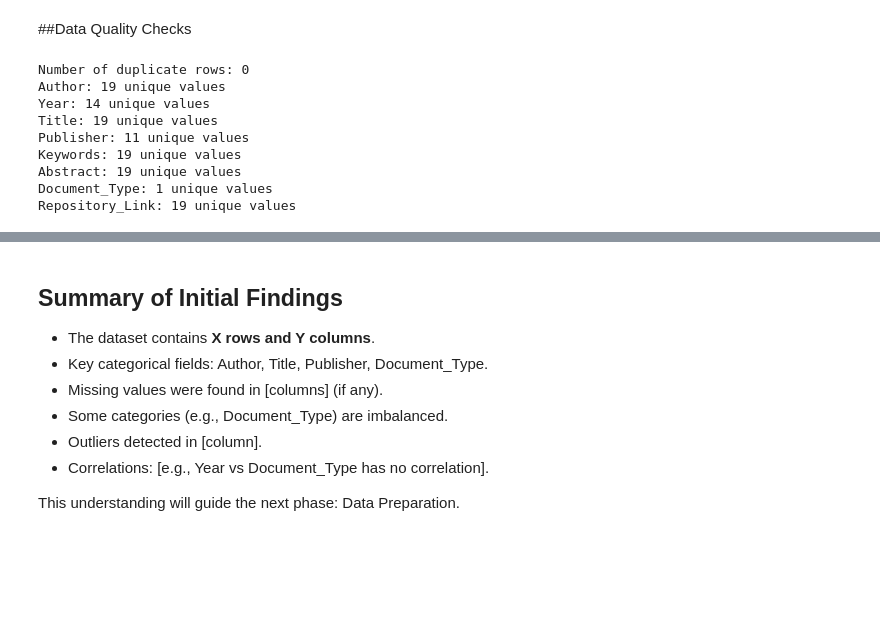
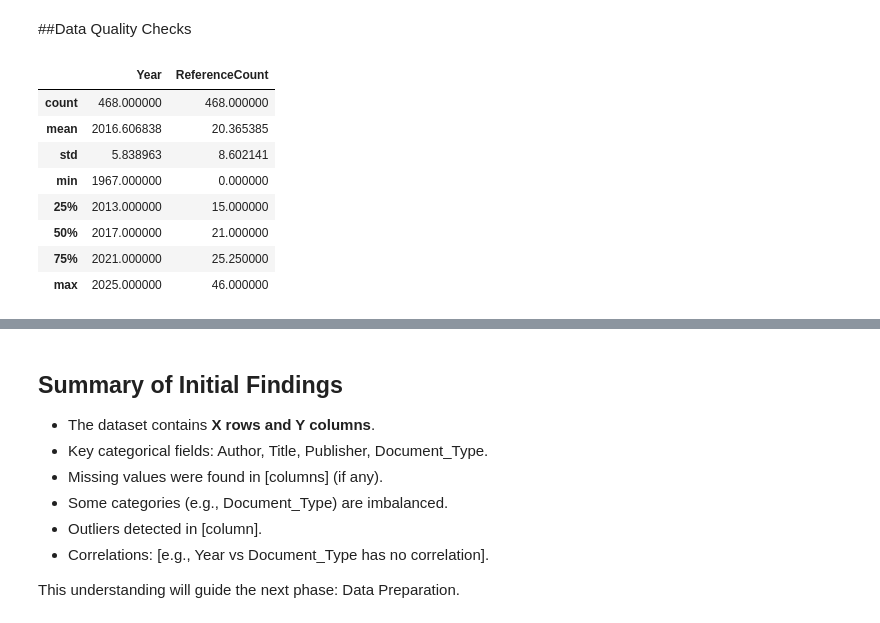
Before and after one commit to JakeSparrow1/project_team_20, a Jupyter notebook: shared_group_notebook.ipynb, the cells around one changed output, grey strips where cells are left out. Saved outputs shown, nothing was run; the diff lists cells and outputs as text; code cells hidden in the pictures; blank space fills up the shorter version.

```diff
--- a/shared_group_notebook.ipynb
+++ b/shared_group_notebook.ipynb
@@ -77,23 +77,15 @@ papers_df.iloc[170:175]
 | 174 | John Johnson | Analysis of health outcomes in de... | Imperial College London | Department of Chemistry | Cambridge, MA, USA | 2010 | Article | International Journal of Research | Imperial College London Digital R... | Computer Science; Artificial Inte... | ... |
 # %% [markdown]
 ##Data Quality Checks
-# %%
-# Missing values
-df.isna().sum()
-
-# Duplicates
-print("Number of duplicate rows:", df.duplicated().sum())
-
-# Unique values in categorical features
-for col in df.columns:
-    print(f"{col}: {df[col].nunique()} unique values")
-# %% [output]
-Number of duplicate rows: 0
-Author: 19 unique values
-Year: 14 unique values
-Title: 19 unique values
-Publisher: 11 unique values
-Keywords: 19 unique values
-Abstract: 19 unique values
-Document_Type: 1 unique values
-Repository_Link: 19 unique values
+# %%
+papers_df.describe()
+# %% [output]
+|  | Year | ReferenceCount |
+| count | 468.000000 | 468.000000 |
+| mean | 2016.606838 | 20.365385 |
+| std | 5.838963 | 8.602141 |
+| min | 1967.000000 | 0.000000 |
+| 25% | 2013.000000 | 15.000000 |
+| 50% | 2017.000000 | 21.000000 |
+| 75% | 2021.000000 | 25.250000 |
+| max | 2025.000000 | 46.000000 |
```
Also changed, not shown: parts of 5 cells of this notebook.
